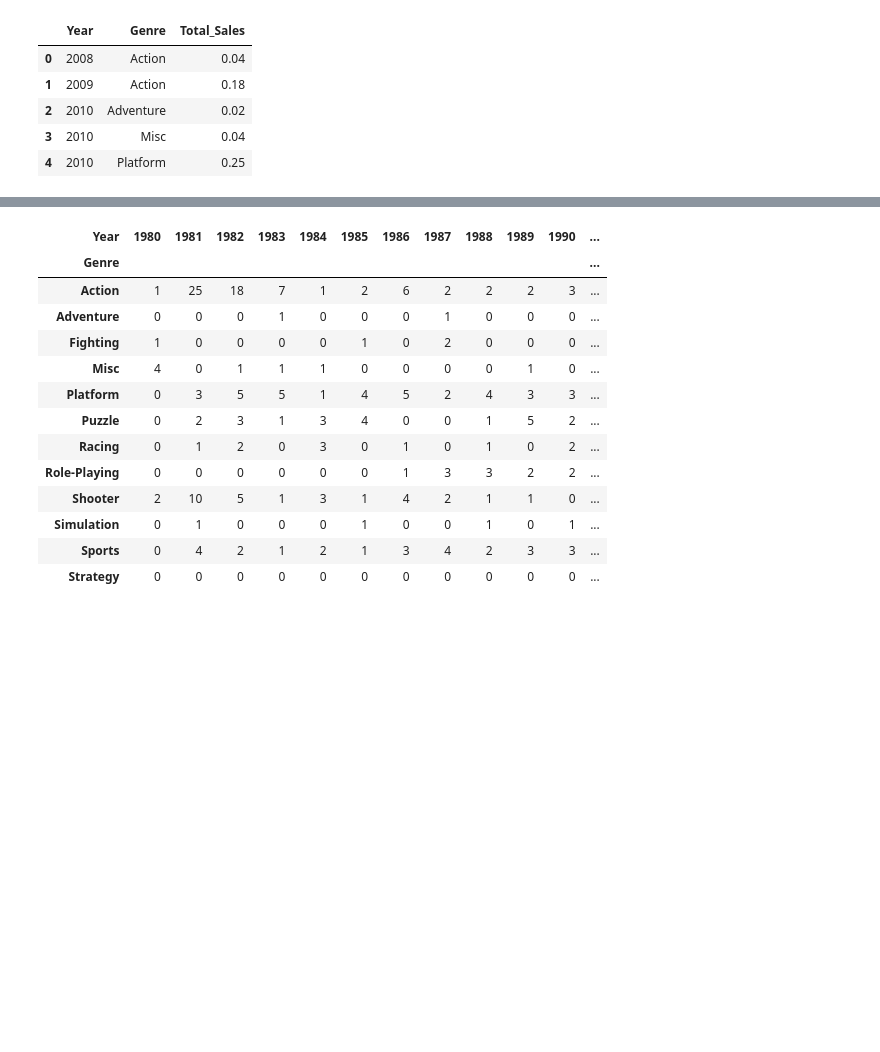
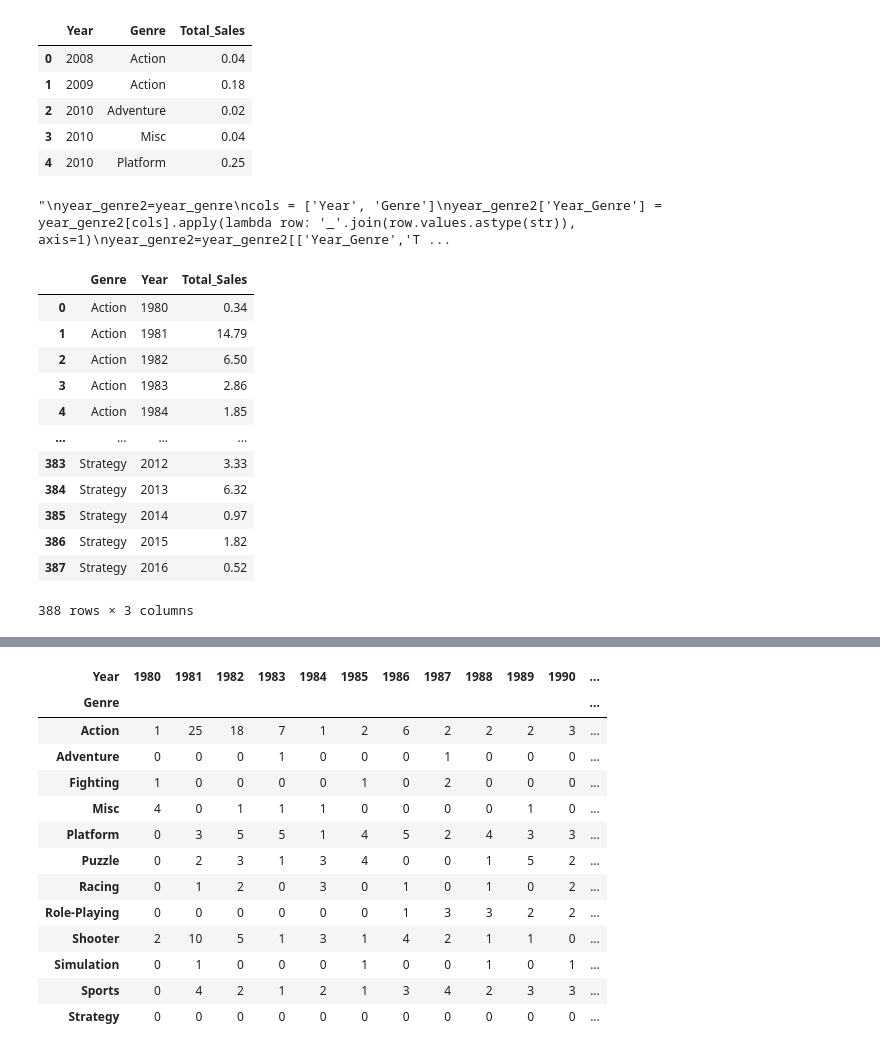
Before and after one commit to ohyunju/projects, a Jupyter notebook: project1/Project1.ipynb, the cells around one changed output, grey strips where cells are left out. Saved outputs shown, nothing was run; the diff lists cells and outputs as text; code cells hidden in the pictures; blank space fills up the shorter version.

```diff
--- a/project1/Project1.ipynb
+++ b/project1/Project1.ipynb
@@ -467,3 +467,33 @@ See the caveats in the documentation: https://pandas.pydata.org/pandas-docs/stab
 | 2 | 2010 | Adventure | 0.02 |
 | 3 | 2010 | Misc | 0.04 |
 | 4 | 2010 | Platform | 0.25 |
+# %%
+'''
+year_genre2=year_genre
+cols = ['Year', 'Genre']
+year_genre2['Year_Genre'] = year_genre2[cols].apply(lambda row: '_'.join(row.values.astype(str)), axis=1)
+year_genre2=year_genre2[['Year_Genre','Total_Sales']]
+year_genre2=year_genre2.groupby(['Year_Genre']).sum()
+year_genre2
+'''
+# %% [output]
+"\nyear_genre2=year_genre\ncols = ['Year', 'Genre']\nyear_genre2['Year_Genre'] = year_genre2[cols].apply(lambda row: '_'.join(row.values.astype(str)), axis=1)\nyear_genre2=year_genre2[['Year_Genre','T ...
+# %%
+year_genre3=year_genre
+year_genre3=year_genre.groupby(['Genre','Year']).sum()
+year_genre3 = year_genre3.reset_index()
+year_genre3
+# %% [output]
+|  | Genre | Year | Total_Sales |
+| 0 | Action | 1980 | 0.34 |
+| 1 | Action | 1981 | 14.79 |
+| 2 | Action | 1982 | 6.50 |
+| 3 | Action | 1983 | 2.86 |
+| 4 | Action | 1984 | 1.85 |
+| ... | ... | ... | ... |
+| 383 | Strategy | 2012 | 3.33 |
+| 384 | Strategy | 2013 | 6.32 |
+| 385 | Strategy | 2014 | 0.97 |
+| 386 | Strategy | 2015 | 1.82 |
+| 387 | Strategy | 2016 | 0.52 |
+388 rows × 3 columns
```
Also changed, not shown: parts of 1 cell of this notebook.
